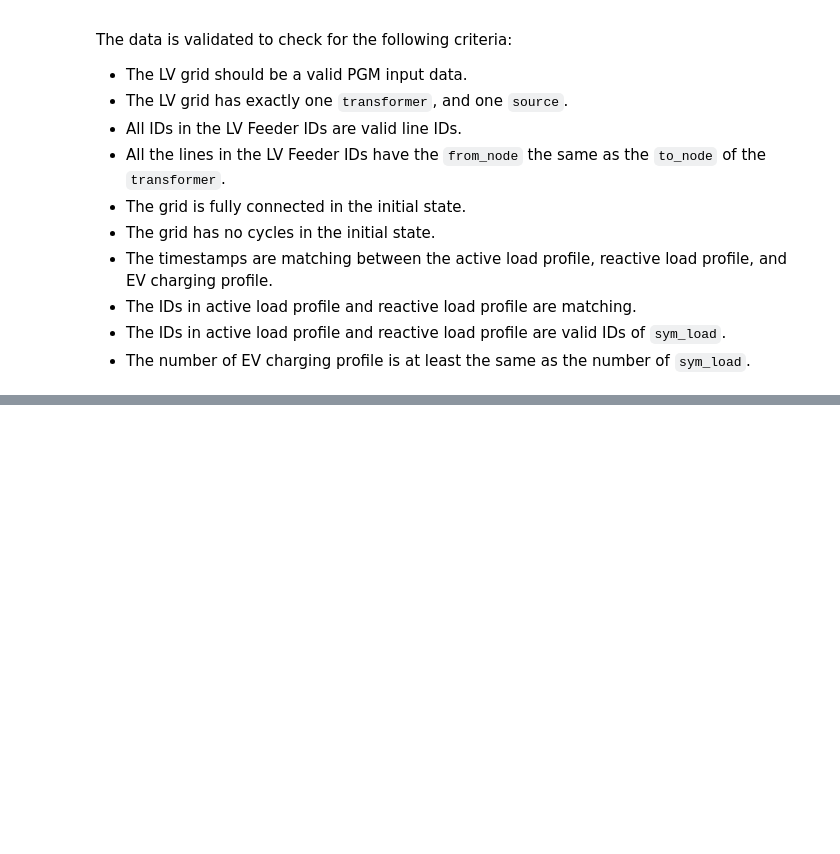
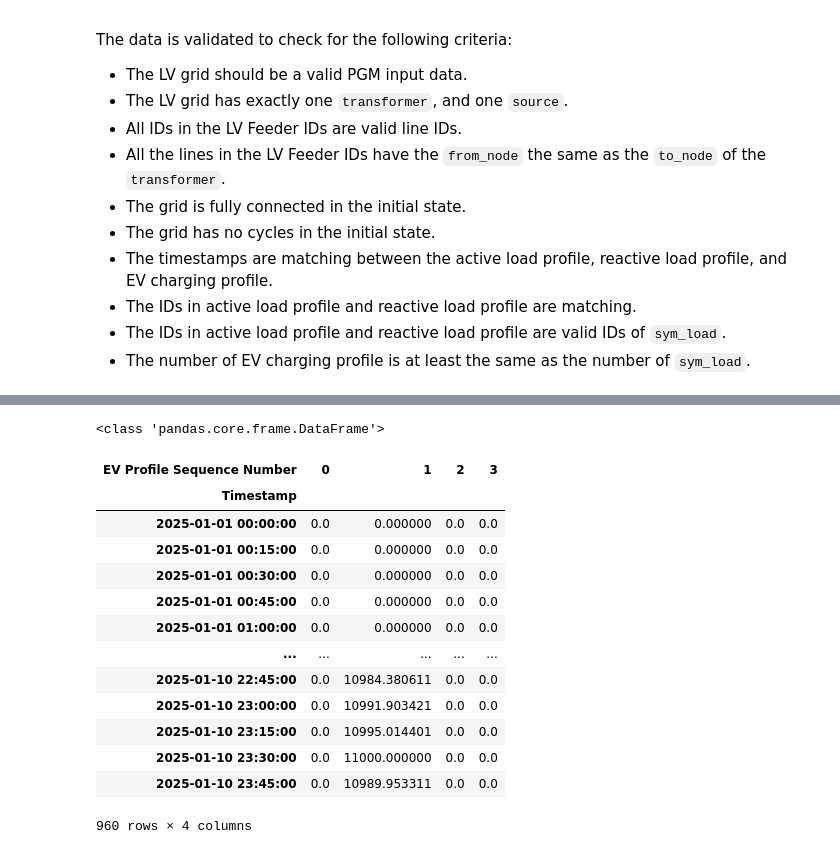
Before and after one commit to ACMason117/power-system-simulation-acdc, a Jupyter notebook: src/power_system_simulation/Final_presentation.ipynb, the cells around one changed output, grey strips where cells are left out. Cells and saved outputs as stored; diff of their text form; code cells hidden in the pictures; blank space fills up the shorter version.

```diff
--- a/src/power_system_simulation/Final_presentation.ipynb
+++ b/src/power_system_simulation/Final_presentation.ipynb
@@ -338,0 +457,19 @@ EV_test = pss.PowerSim(grid_data=grid_data)
+# %%
+print(type(ev_active_power_profile))
+display(ev_active_power_profile)
+# %% [output]
+<class 'pandas.core.frame.DataFrame'>
+| EV Profile Sequence Number | 0 | 1 | 2 | 3 |
+| Timestamp |  |  |  |  |
+| 2025-01-01 00:00:00 | 0.0 | 0.000000 | 0.0 | 0.0 |
+| 2025-01-01 00:15:00 | 0.0 | 0.000000 | 0.0 | 0.0 |
+| 2025-01-01 00:30:00 | 0.0 | 0.000000 | 0.0 | 0.0 |
+| 2025-01-01 00:45:00 | 0.0 | 0.000000 | 0.0 | 0.0 |
+| 2025-01-01 01:00:00 | 0.0 | 0.000000 | 0.0 | 0.0 |
+| ... | ... | ... | ... | ... |
+| 2025-01-10 22:45:00 | 0.0 | 10984.380611 | 0.0 | 0.0 |
+| 2025-01-10 23:00:00 | 0.0 | 10991.903421 | 0.0 | 0.0 |
+| 2025-01-10 23:15:00 | 0.0 | 10995.014401 | 0.0 | 0.0 |
+| 2025-01-10 23:30:00 | 0.0 | 11000.000000 | 0.0 | 0.0 |
+| 2025-01-10 23:45:00 | 0.0 | 10989.953311 | 0.0 | 0.0 |
+960 rows × 4 columns
```
Also changed, not shown: parts of 14 cells of this notebook, 1 other file.
